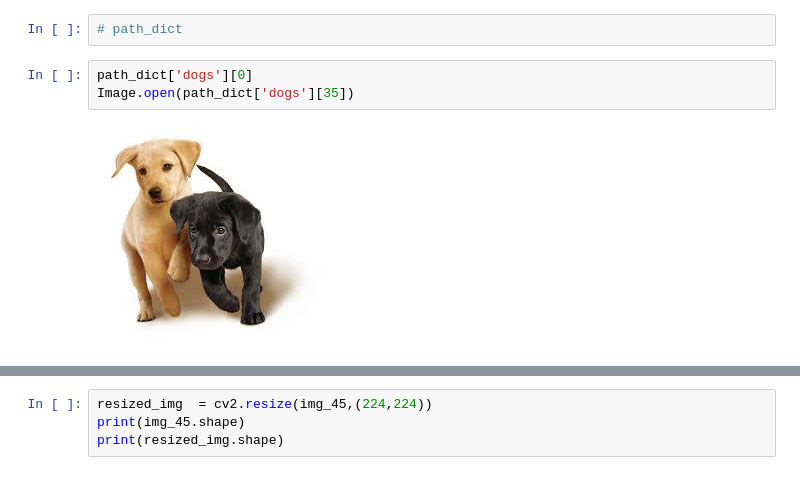
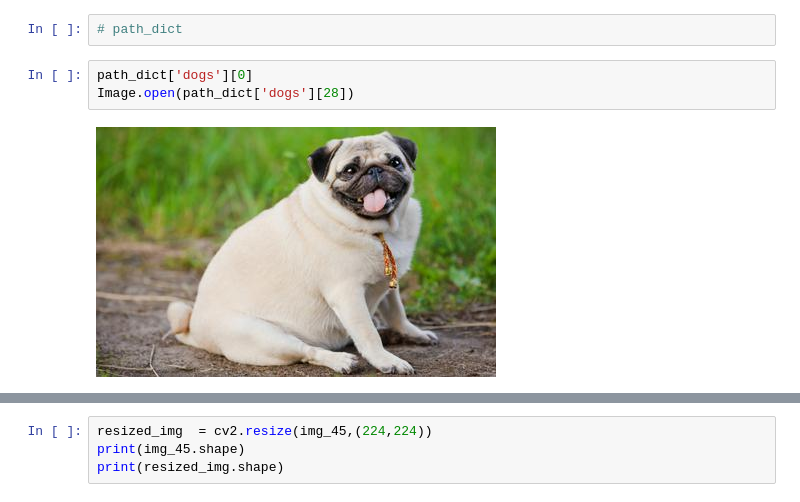
Before and after one commit to upflairs-pvt-ltd/JECRC-20april2024, a Jupyter notebook: CNN/cnn.ipynb, the cells around one changed output, grey strips where cells are left out. Drawn from its saved outputs; the diff is of its cells as text.

```diff
--- a/CNN/cnn.ipynb
+++ b/CNN/cnn.ipynb
@@ -68,8 +54,8 @@ for dir in os.listdir(img_dir_path):
 # path_dict
 # %%
 path_dict['dogs'][0]
-Image.open(path_dict['dogs'][35])
+Image.open(path_dict['dogs'][28])
 # %% [output]
-[figure, old version]
+[figure, new version]
 # %%
 
```
Also changed, not shown: parts of 24 cells of this notebook.
